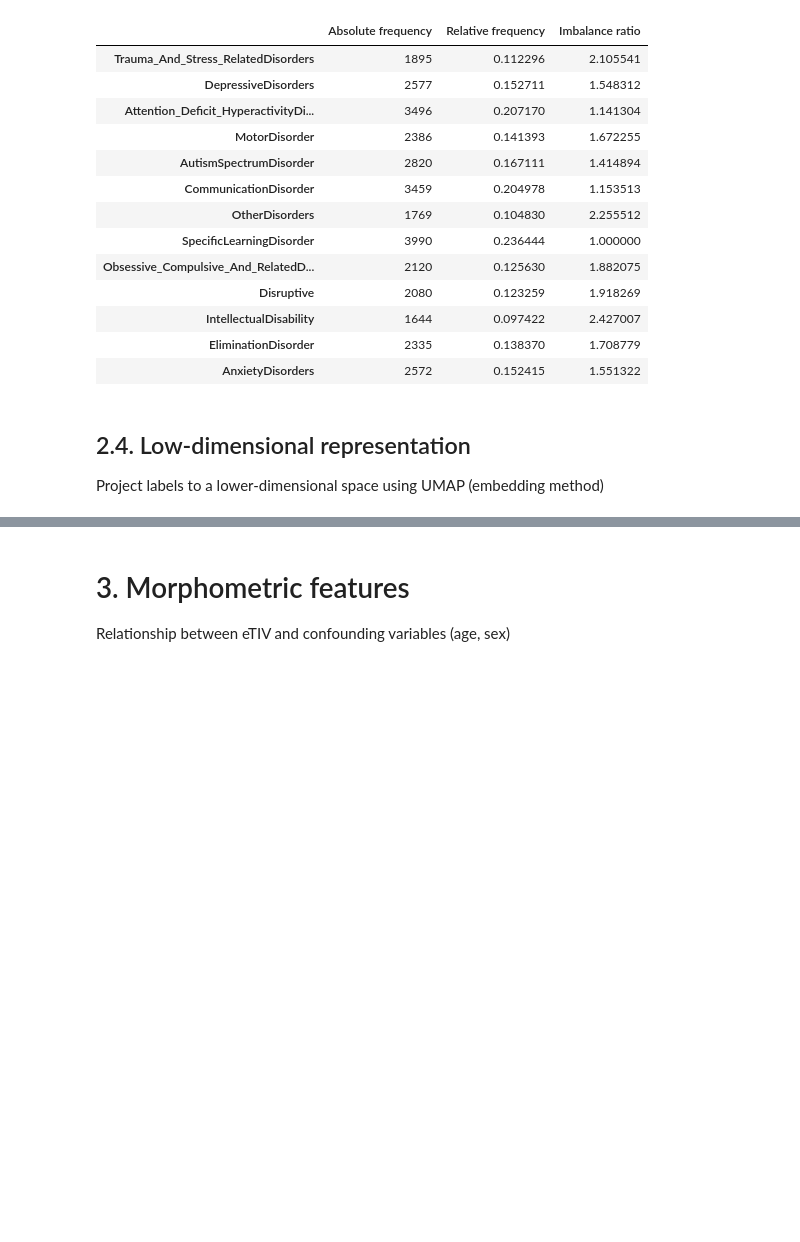
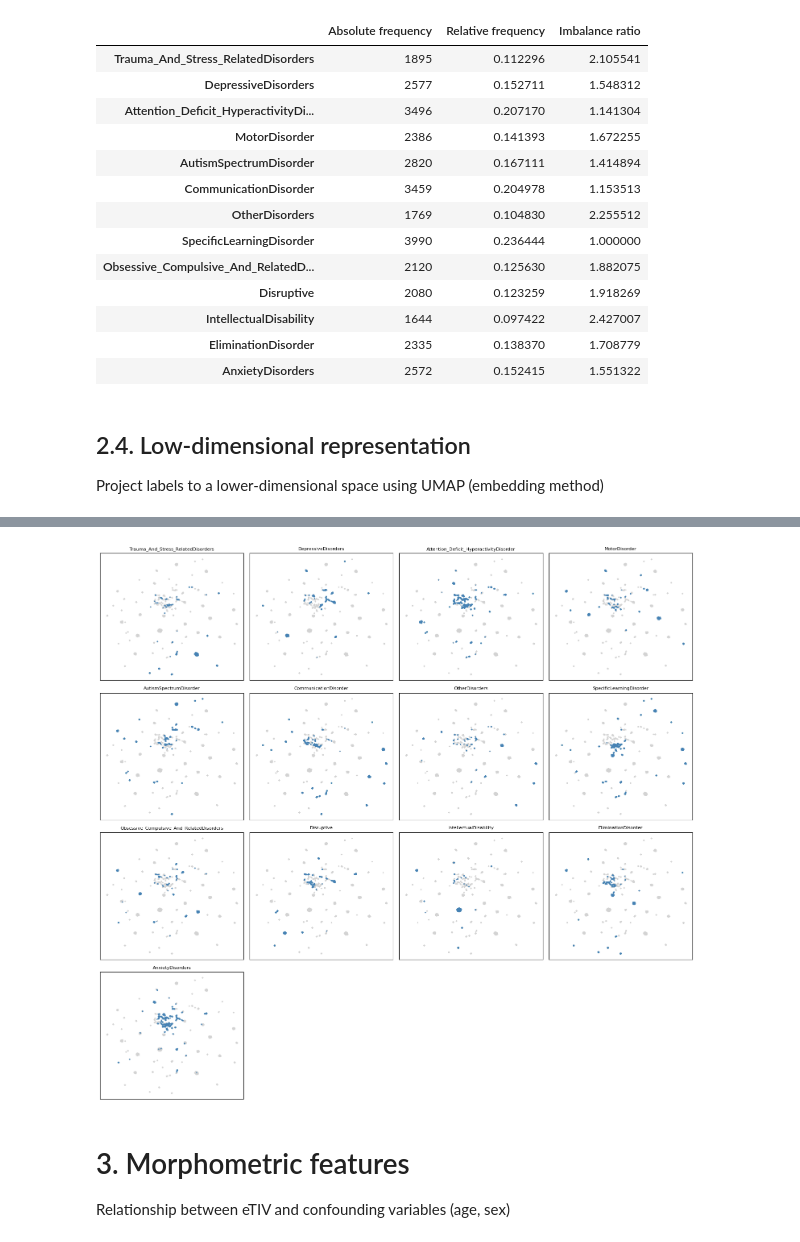
Before and after one commit to damian-jazz/comorbidity_prediction, a Jupyter notebook: data_inspection.ipynb, the cells around one changed output, grey strips where cells are left out. Saved outputs shown, nothing was run; the diff lists cells and outputs as text; code cells hidden in the pictures; blank space fills up the shorter version.

```diff
--- a/data_inspection.ipynb
+++ b/data_inspection.ipynb
@@ -219,3 +235,7 @@ plot_umap_combined(X, Y, 'morphometric_dataset')
+# %%
+plot_umap_cluster(Y_over, 'oversampled')
+# %% [output]
+[figure, added]
 # %% [markdown]
 # 3. Morphometric features
 Relationship between eTIV and confounding variables (age, sex)
```
Also changed, not shown: parts of 6 cells of this notebook, 1 other file.
